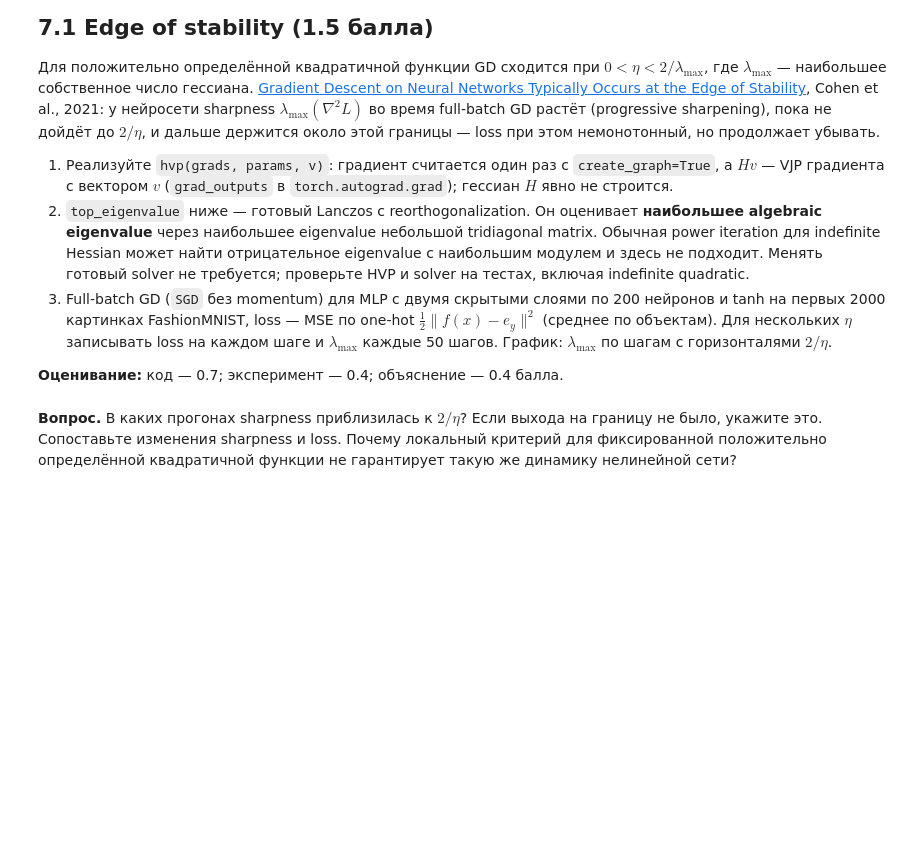
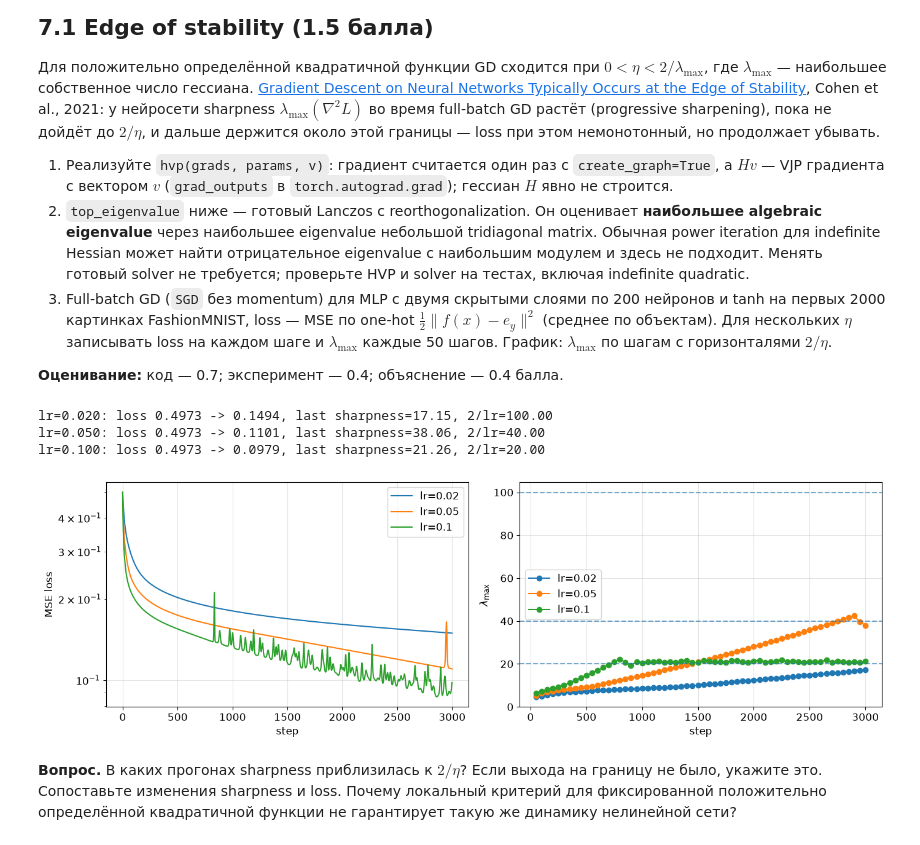
Before and after one commit to alexsmirnov6/DL-Lab1, a Jupyter notebook: hw1.ipynb, the cells around one changed output. Cells and saved outputs as stored; diff of their text form; code cells hidden in the pictures; blank space fills up the shorter version.

```diff
--- a/hw1.ipynb
+++ b/hw1.ipynb
@@ -228,7 +283,7 @@ def receptive_field(layers):
     history = []
     for layer in layers:
         k, s, d = layer['k'], layer.get('s', 1), layer.get('d', 1)
-        r = r + (1 + d * (k - 1) - 1) * j
+        r += d * (k - 1) * j
         j = j * s
         history.append((r, j))
     return history
@@ -1207,8 +1721,13 @@ $$
 **Оценивание:** код — 0.5; эксперимент — 0.2; объяснение — 0.3 балла.
 # %%
 def input_gradient(model, x, y):
-    # ваш код
-    raise NotImplementedError
+    model.eval()
+    x_req = x.detach().clone().requires_grad_(True)
+    with torch.enable_grad():
+        logits = model(x_req)
+        selected = logits.gather(1, y[:, None]).sum()
+        grad, = torch.autograd.grad(selected, x_req)
+    return grad.detach().abs()
 
 
 def background_share(s, x):
@@ -1301,9 +1829,11 @@ print('Сохранено:', [p.name for p in sorted(artifact_dir.iterdir())])
 # %%
 if '7.1' in BONUS_TASKS:
     def hvp(grads, params, v):
-        # grads = torch.autograd.grad(loss, params, create_graph=True); v — список тензоров формы params
-        # ваш код
-        raise NotImplementedError
+        # grads вычислены с create_graph=True; retain_graph нужен для Lanczos,
+        # который применяет Hessian к нескольким векторам.
+        return torch.autograd.grad(
+            grads, params, grad_outputs=v, retain_graph=True
+        )
 
 
     def top_eigenvalue(loss_fn, params, iters=20, v=None):
@@ -1382,8 +1912,62 @@ if '7.1' in BONUS_TASKS:
         return 0.5 * ((model(X_eos) - Y_eos) ** 2).sum(dim=1).mean()
 # %%
 if '7.1' in BONUS_TASKS:
-    # ваш код
-    raise NotImplementedError
+    EOS_LRS = [0.02, 0.05, 0.1]
+    eos_runs = {}
+
+    for lr in EOS_LRS:
+        model = make_tanh_mlp(seed=0)
+        params = list(model.parameters())
+        optimizer = torch.optim.SGD(params, lr=lr)
+        losses = []
+        sharpness_steps = []
+        sharpness = []
+        warm_start = None
+
+        for step in range(1, EOS_STEPS + 1):
+            optimizer.zero_grad(set_to_none=True)
+            loss = mse_loss(model)
+            loss.backward()
+            optimizer.step()
+            losses.append(loss.item())
+
+            if step % 50 == 0:
+                lam, warm_start = top_eigenvalue(
+                    lambda: mse_loss(model), params, iters=20, v=warm_start
+                )
+                sharpness_steps.append(step)
+                sharpness.append(lam)
+
+        eos_runs[lr] = dict(
+            loss=losses,
+            sharpness_steps=sharpness_steps,
+            sharpness=sharpness,
+        )
+        print(
+            f'lr={lr:.3f}: loss {losses[0]:.4f} -> {losses[-1]:.4f}, '
+            f'last sharpness={sharpness[-1]:.2f}, 2/lr={2 / lr:.2f}'
+        )
+
+    fig, (ax_loss, ax_sharp) = plt.subplots(1, 2, figsize=(14, 4.5))
+    for lr, run in eos_runs.items():
+        ax_loss.plot(run['loss'], label=f'lr={lr:g}')
+        ax_sharp.plot(run['sharpness_steps'], run['sharpness'], 'o-', label=f'lr={lr:g}')
+        ax_sharp.axhline(2 / lr, linestyle='--', alpha=0.6)
+    ax_loss.set_yscale('log')
+    ax_loss.set_xlabel('step')
+    ax_loss.set_ylabel('MSE loss')
+    ax_sharp.set_xlabel('step')
+    ax_sharp.set_ylabel(r'$\lambda_{\max}$')
+    for ax in (ax_loss, ax_sharp):
+        ax.grid(True, alpha=0.35)
+        ax.legend()
+    plt.tight_layout()
+    plt.show()
+# %% [output]
+lr=0.020: loss 0.4973 -> 0.1494, last sharpness=17.15, 2/lr=100.00
+lr=0.050: loss 0.4973 -> 0.1101, last sharpness=38.06, 2/lr=40.00
+lr=0.100: loss 0.4973 -> 0.0979, last sharpness=21.26, 2/lr=20.00
+[figure, added]
 # %% [markdown]
 **Вопрос.** В каких прогонах sharpness приблизилась к $2/\eta$? Если выхода на границу не было, укажите это. Сопоставьте изменения sharpness и loss. Почему локальный критерий для фиксированной положительно определённой квадратичной функции не гарантирует такую же динамику нелинейной сети?
 # %% [markdown]
```
Also changed, not shown: parts of 87 cells of this notebook, 4 other files.
